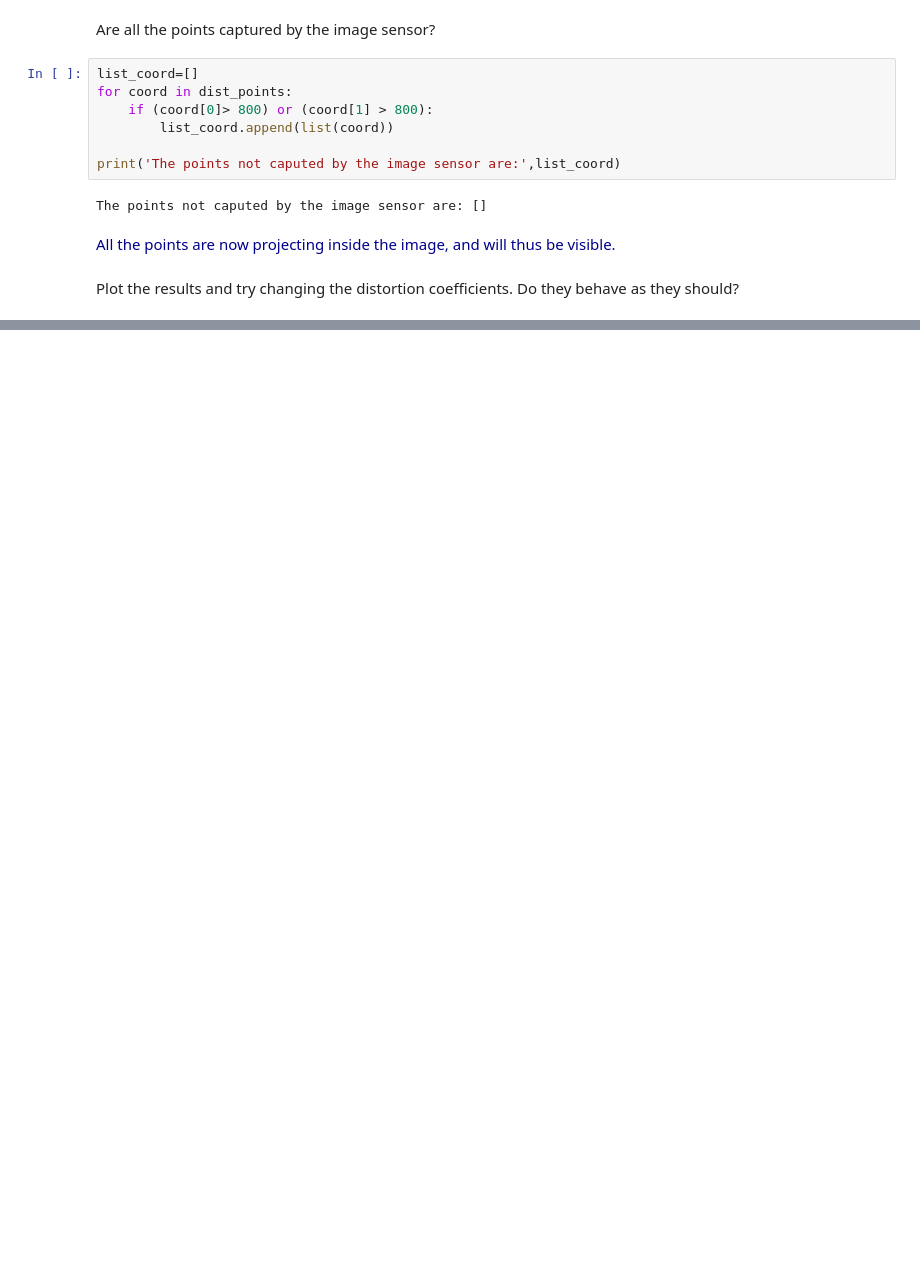
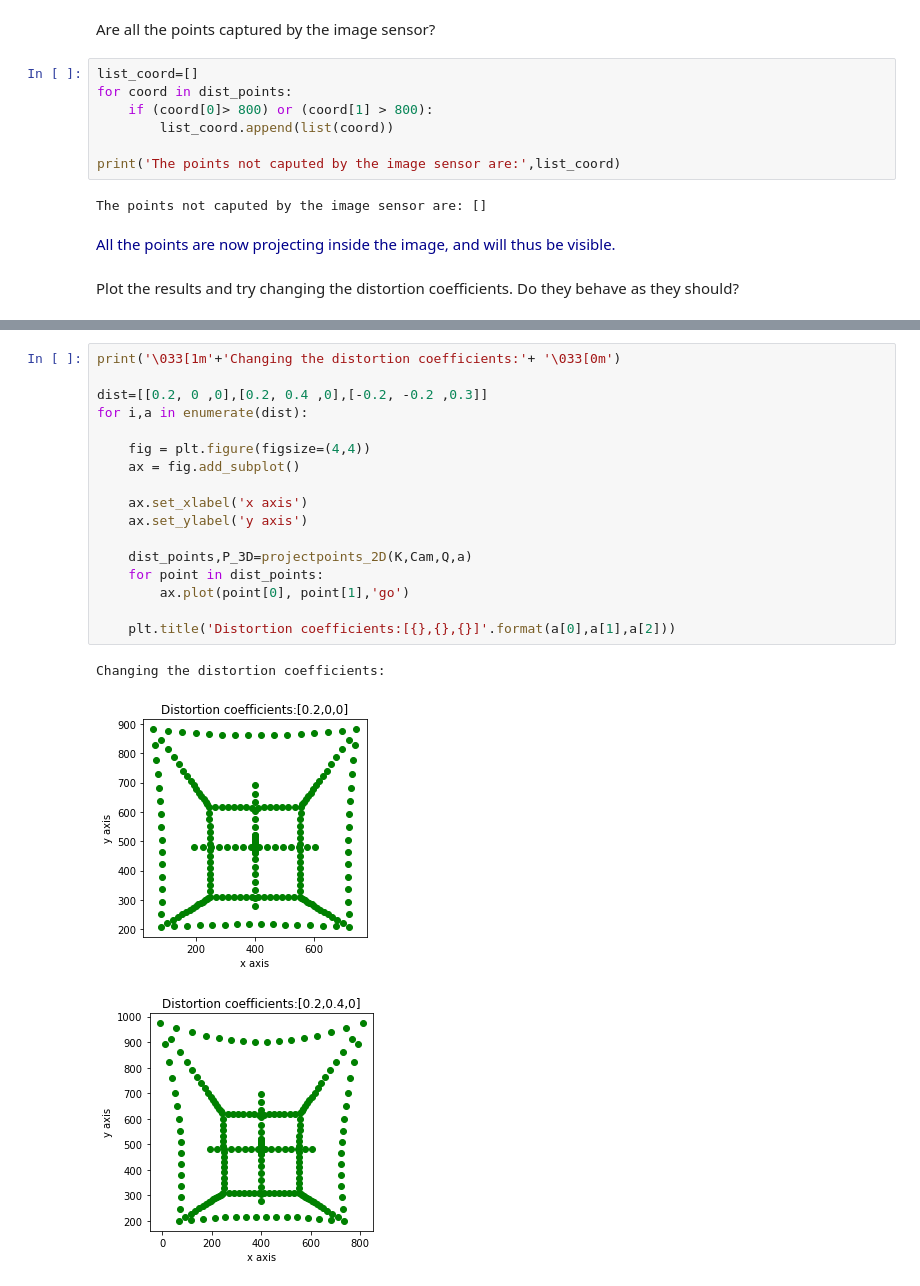
Before and after one commit to AlexAbades/CompVision, a Jupyter notebook: Cvis/Week2_Anna.ipynb, the cells around one changed output, grey strips where cells are left out. Cells and saved outputs as stored; diff of their text form; blank space fills up the shorter version.

```diff
--- a/Cvis/Week2_Anna.ipynb
+++ b/Cvis/Week2_Anna.ipynb
@@ -201,0 +219,21 @@ Plot the results and try changing the distortion coefficients. Do they behave as
+# %%
+print('\033[1m'+'Changing the distortion coefficients:'+ '\033[0m')
+
+dist=[[0.2, 0 ,0],[0.2, 0.4 ,0],[-0.2, -0.2 ,0.3]]
+for i,a in enumerate(dist):
+
+    fig = plt.figure(figsize=(4,4))
+    ax = fig.add_subplot()
+
+    ax.set_xlabel('x axis')
+    ax.set_ylabel('y axis')
+
+    dist_points,P_3D=projectpoints_2D(K,Cam,Q,a)
+    for point in dist_points:
+        ax.plot(point[0], point[1],'go')
+
+    plt.title('Distortion coefficients:[{},{},{}]'.format(a[0],a[1],a[2]))
+# %% [output]
+Changing the distortion coefficients:
+[figure, added]
+[figure, added]
```
Also changed, not shown: parts of 28 cells of this notebook, 2 other files.
